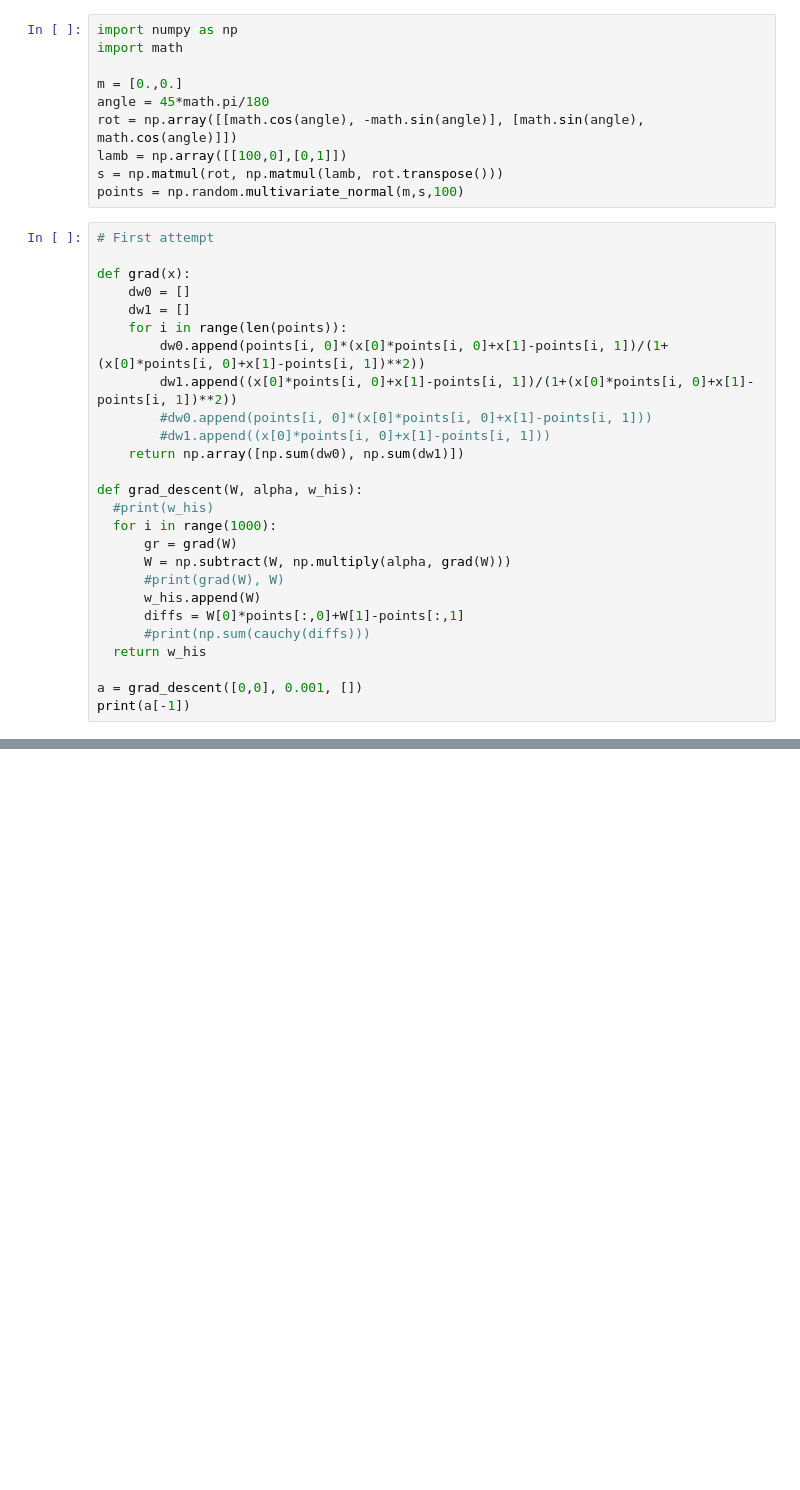
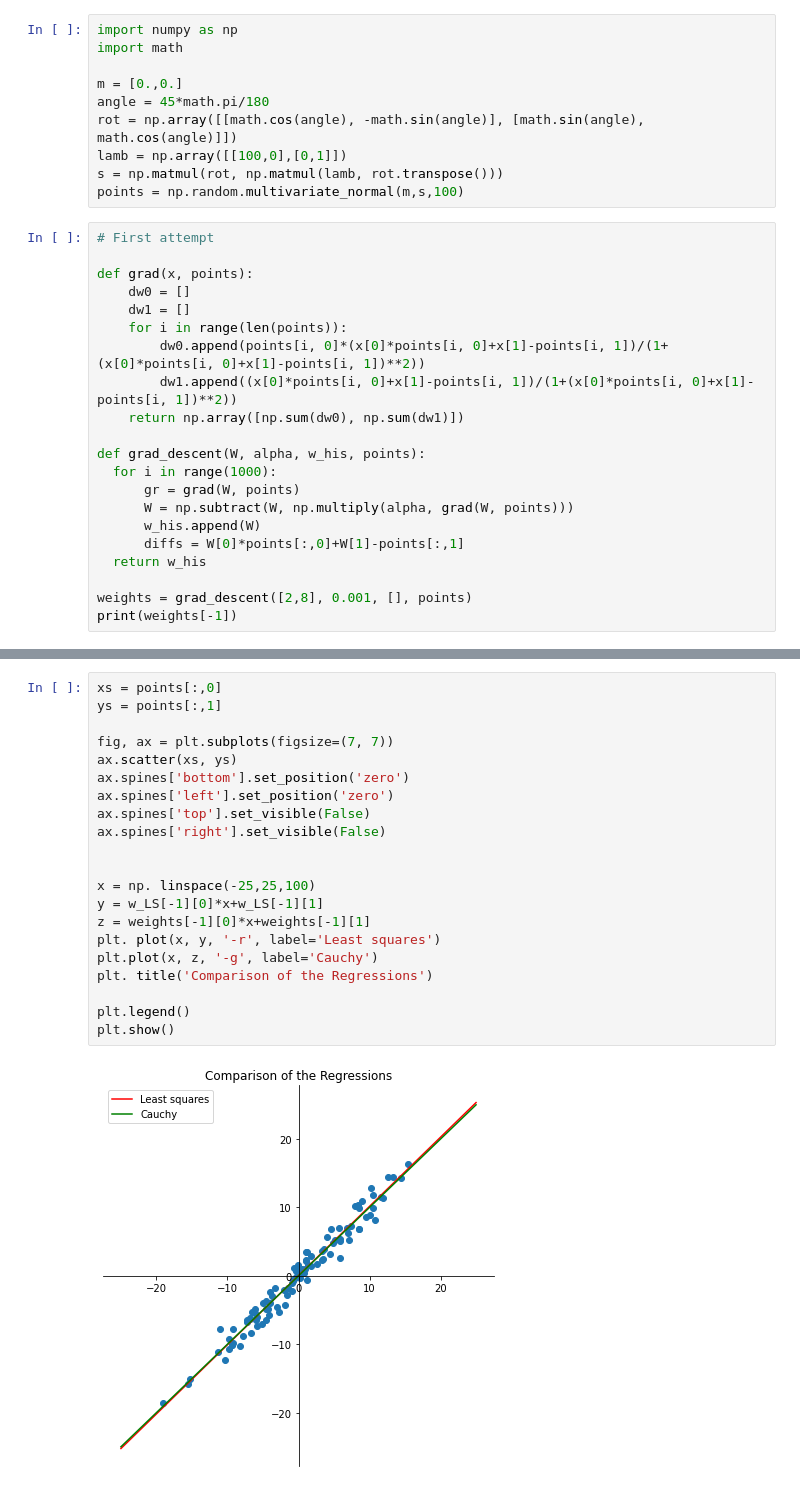
Before and after one commit to Edward484/OptimizationClassUB, a Jupyter notebook: project3/practical3.ipynb, the cells around one changed output, grey strips where cells are left out. Saved outputs shown, nothing was run; the diff lists cells and outputs as text; blank space fills up the shorter version.

```diff
--- a/project3/practical3.ipynb
+++ b/project3/practical3.ipynb
@@ -49,27 +49,22 @@ points = np.random.multivariate_normal(m,s,100)
 # %%
 # First attempt
 
-def grad(x):
+def grad(x, points):
     dw0 = []
     dw1 = []
     for i in range(len(points)):
         dw0.append(points[i, 0]*(x[0]*points[i, 0]+x[1]-points[i, 1])/(1+(x[0]*points[i, 0]+x[1]-points[i, 1])**2))
         dw1.append((x[0]*points[i, 0]+x[1]-points[i, 1])/(1+(x[0]*points[i, 0]+x[1]-points[i, 1])**2))
-        #dw0.append(points[i, 0]*(x[0]*points[i, 0]+x[1]-points[i, 1]))
-        #dw1.append((x[0]*points[i, 0]+x[1]-points[i, 1]))
     return np.array([np.sum(dw0), np.sum(dw1)])
 
-def grad_descent(W, alpha, w_his):
-  #print(w_his)
+def grad_descent(W, alpha, w_his, points):
   for i in range(1000):
-      gr = grad(W)
-      W = np.subtract(W, np.multiply(alpha, grad(W)))
-      #print(grad(W), W)
+      gr = grad(W, points)
+      W = np.subtract(W, np.multiply(alpha, grad(W, points)))
       w_his.append(W)
       diffs = W[0]*points[:,0]+W[1]-points[:,1]
-      #print(np.sum(cauchy(diffs)))
   return w_his
 
-a = grad_descent([0,0], 0.001, [])
-print(a[-1])
+weights = grad_descent([2,8], 0.001, [], points)
+print(weights[-1])
 # %% [output]
@@ -118,0 +103,23 @@ print(w_h[-1], itera)
+# %%
+xs = points[:,0]
+ys = points[:,1]
+
+fig, ax = plt.subplots(figsize=(7, 7))
+ax.scatter(xs, ys)
+ax.spines['bottom'].set_position('zero')
+ax.spines['left'].set_position('zero')
+ax.spines['top'].set_visible(False)
+ax.spines['right'].set_visible(False)
+
+
+x = np. linspace(-25,25,100)
+y = w_LS[-1][0]*x+w_LS[-1][1]
+z = weights[-1][0]*x+weights[-1][1]
+plt. plot(x, y, '-r', label='Least squares')
+plt.plot(x, z, '-g', label='Cauchy')
+plt. title('Comparison of the Regressions')
+
+plt.legend()
+plt.show()
+# %% [output]
+[figure, added]
```
Also changed, not shown: parts of 7 cells of this notebook.
